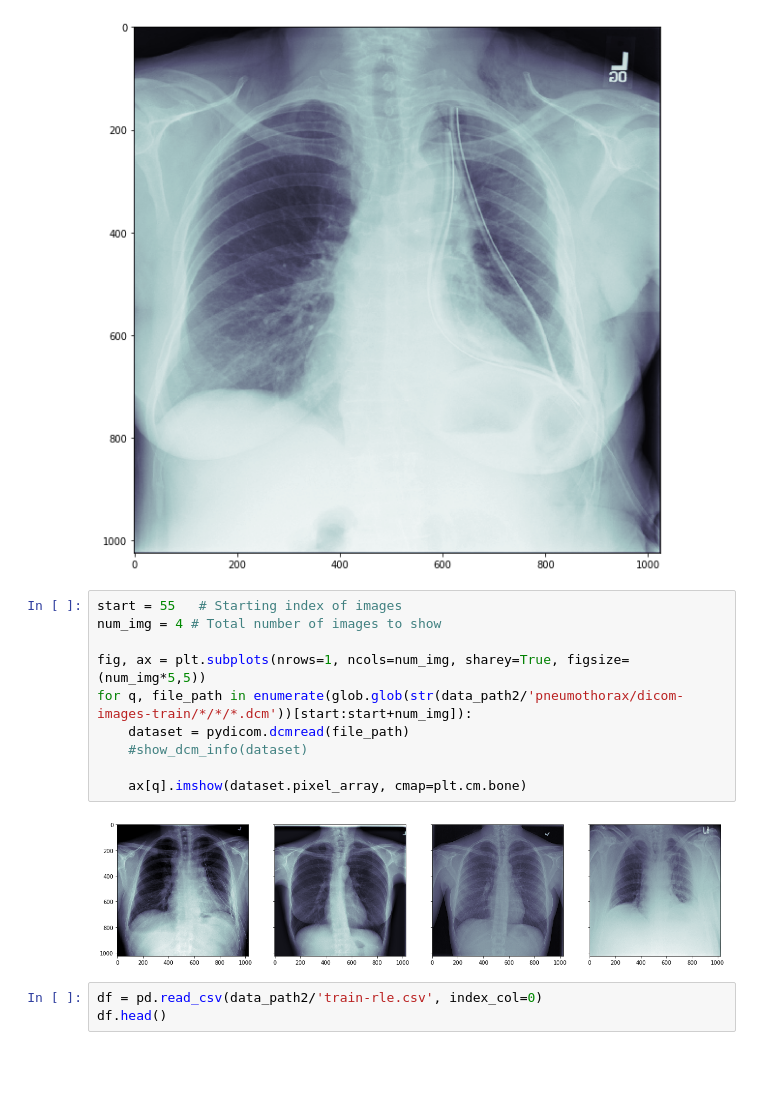
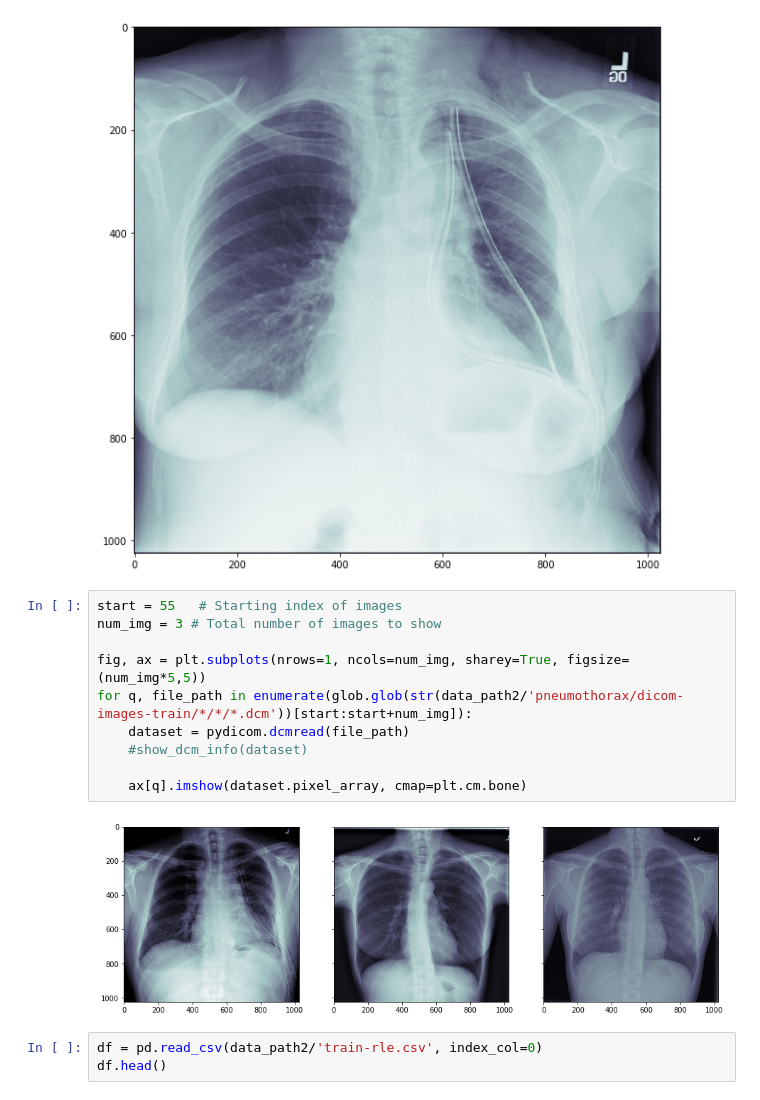
Before and after one commit to gnoparus/bualabs, a Jupyter notebook: nbs/03b-image-segmentation-siim-acr-pneumothorax-segmentation.ipynb, the cells around one changed output. Drawn from its saved outputs; the diff is of its cells as text; blank space fills up the shorter version.

```diff
--- a/nbs/03b-image-segmentation-siim-acr-pneumothorax-segmentation.ipynb
+++ b/nbs/03b-image-segmentation-siim-acr-pneumothorax-segmentation.ipynb
@@ -161,16 +177,16 @@ Pixel spacing....: ['0.168', '0.168']
 [figure]
 # %%
 start = 55   # Starting index of images
-num_img = 4 # Total number of images to show
+num_img = 3 # Total number of images to show
 
 fig, ax = plt.subplots(nrows=1, ncols=num_img, sharey=True, figsize=(num_img*5,5))
 for q, file_path in enumerate(glob.glob(str(data_path2/'pneumothorax/dicom-images-train/*/*/*.dcm'))[start:start+num_img]):
     dataset = pydicom.dcmread(file_path)
     #show_dcm_info(dataset)
 
     ax[q].imshow(dataset.pixel_array, cmap=plt.cm.bone)
 # %% [output]
-[figure, old version]
+[figure, new version]
 # %%
 df = pd.read_csv(data_path2/'train-rle.csv', index_col=0)
 df.head()
```
Also changed, not shown: parts of 21 cells of this notebook.
